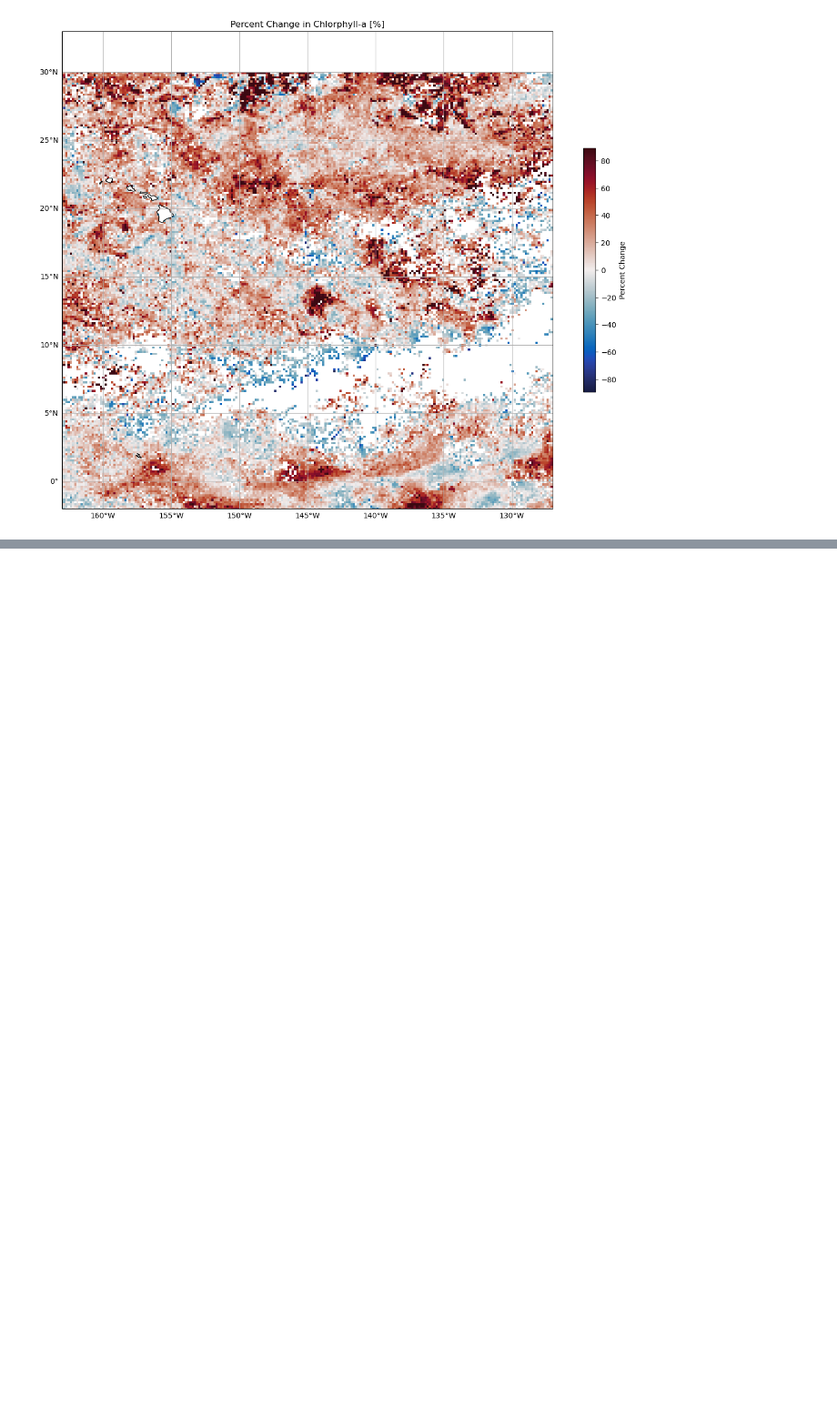
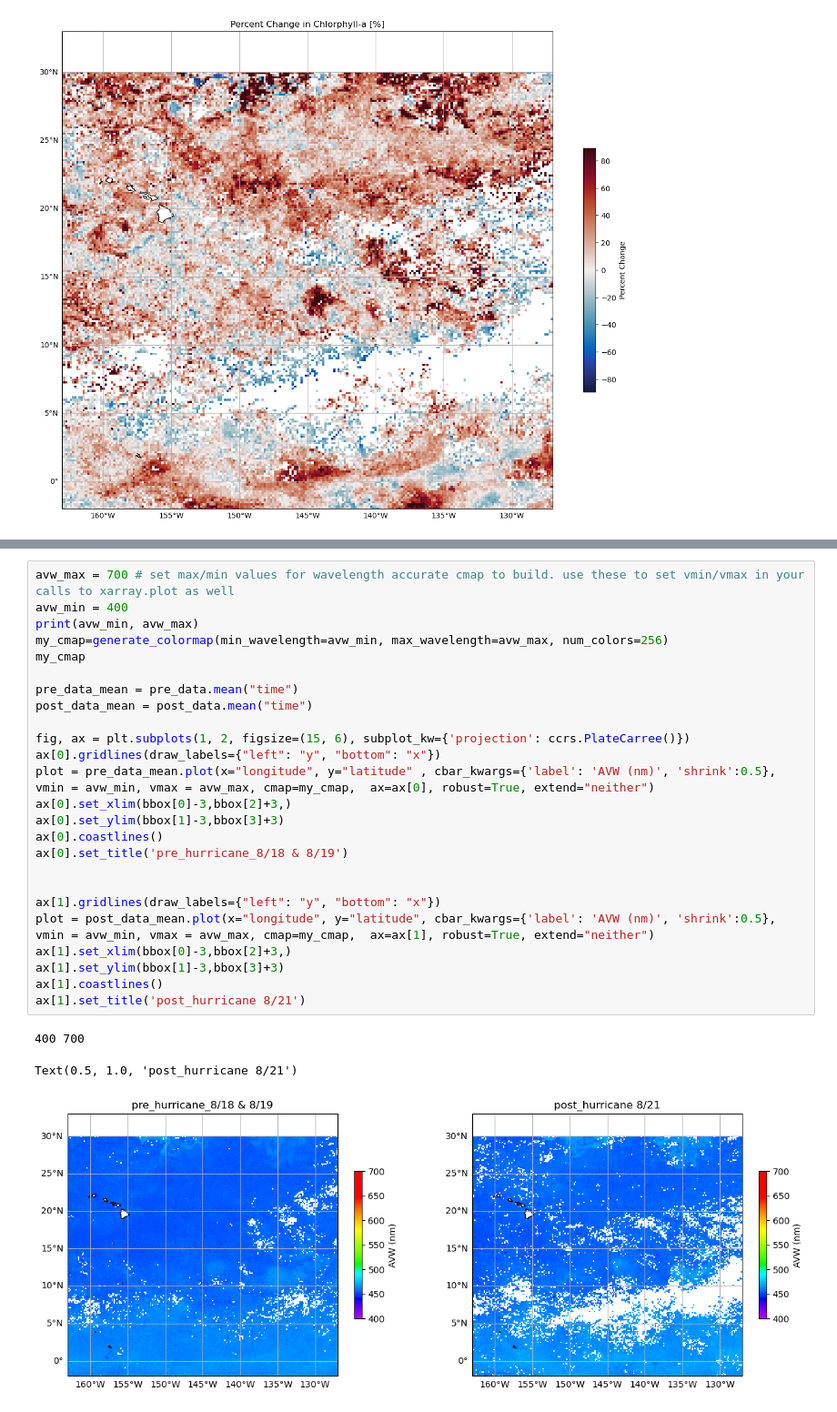
Before and after one commit to skyecaplan/pace-rapid-response, a Jupyter notebook: PRR_OC/PRR_hawaii_kiko_case_study.ipynb, the cells around one changed output, grey strips where cells are left out. Shown at 91% size. Cells and saved outputs as stored; diff of their text form; blank space fills up the shorter version.

```diff
--- a/PRR_OC/PRR_hawaii_kiko_case_study.ipynb
+++ b/PRR_OC/PRR_hawaii_kiko_case_study.ipynb
@@ -222,0 +345,29 @@ Text(0.5, 1.0, 'Percent Change in Chlorphyll-a [%]')
+# %%
+avw_max = 700 # set max/min values for wavelength accurate cmap to build. use these to set vmin/vmax in your calls to xarray.plot as well
+avw_min = 400
+print(avw_min, avw_max)
+my_cmap=generate_colormap(min_wavelength=avw_min, max_wavelength=avw_max, num_colors=256)
+my_cmap
+
+pre_data_mean = pre_data.mean("time")
+post_data_mean = post_data.mean("time")
+
+fig, ax = plt.subplots(1, 2, figsize=(15, 6), subplot_kw={'projection': ccrs.PlateCarree()})
+ax[0].gridlines(draw_labels={"left": "y", "bottom": "x"})
+plot = pre_data_mean.plot(x="longitude", y="latitude" , cbar_kwargs={'label': 'AVW (nm)', 'shrink':0.5}, vmin = avw_min, vmax = avw_max, cmap=my_cmap,  ax=ax[0], robust=True, extend="neither")
+ax[0].set_xlim(bbox[0]-3,bbox[2]+3,)
+ax[0].set_ylim(bbox[1]-3,bbox[3]+3)
+ax[0].coastlines()
+ax[0].set_title('pre_hurricane_8/18 & 8/19')
+
+
+ax[1].gridlines(draw_labels={"left": "y", "bottom": "x"})
+plot = post_data_mean.plot(x="longitude", y="latitude", cbar_kwargs={'label': 'AVW (nm)', 'shrink':0.5}, vmin = avw_min, vmax = avw_max, cmap=my_cmap,  ax=ax[1], robust=True, extend="neither")
+ax[1].set_xlim(bbox[0]-3,bbox[2]+3,)
+ax[1].set_ylim(bbox[1]-3,bbox[3]+3)
+ax[1].coastlines()
+ax[1].set_title('post_hurricane 8/21')
+# %% [output]
+400 700
+Text(0.5, 1.0, 'post_hurricane 8/21')
+[figure, added]
```
Also changed, not shown: parts of 5 cells of this notebook, 1 other file.
